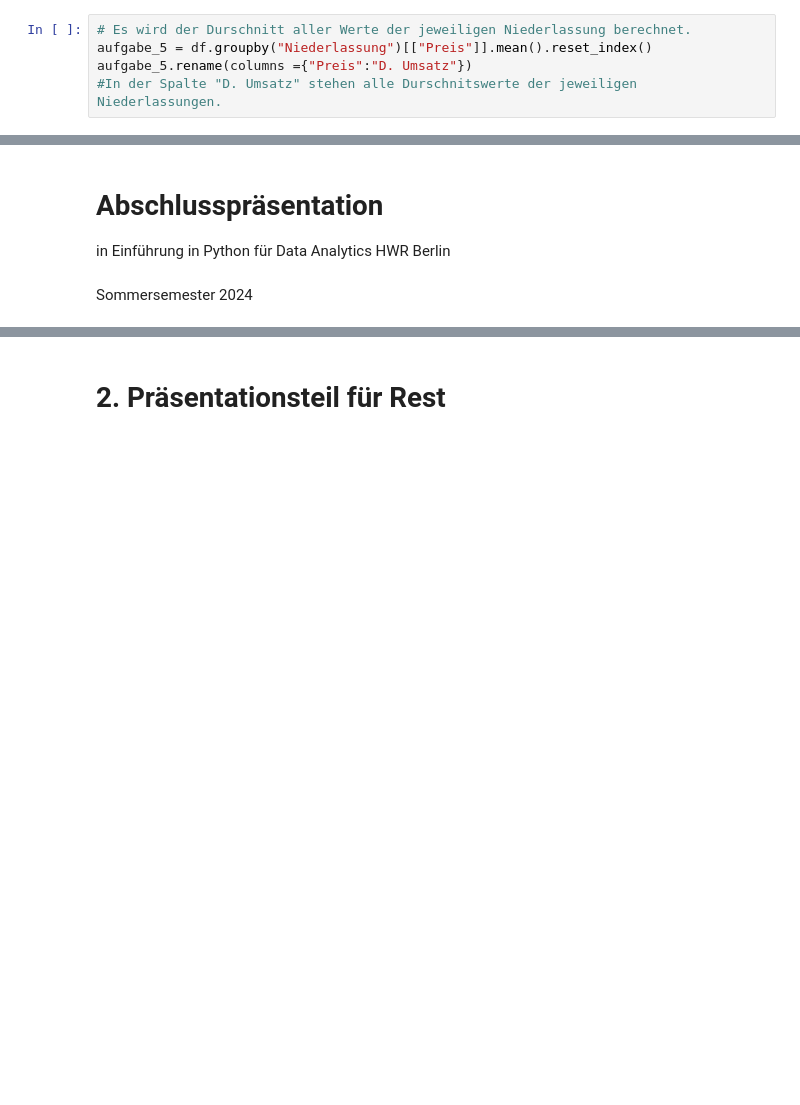
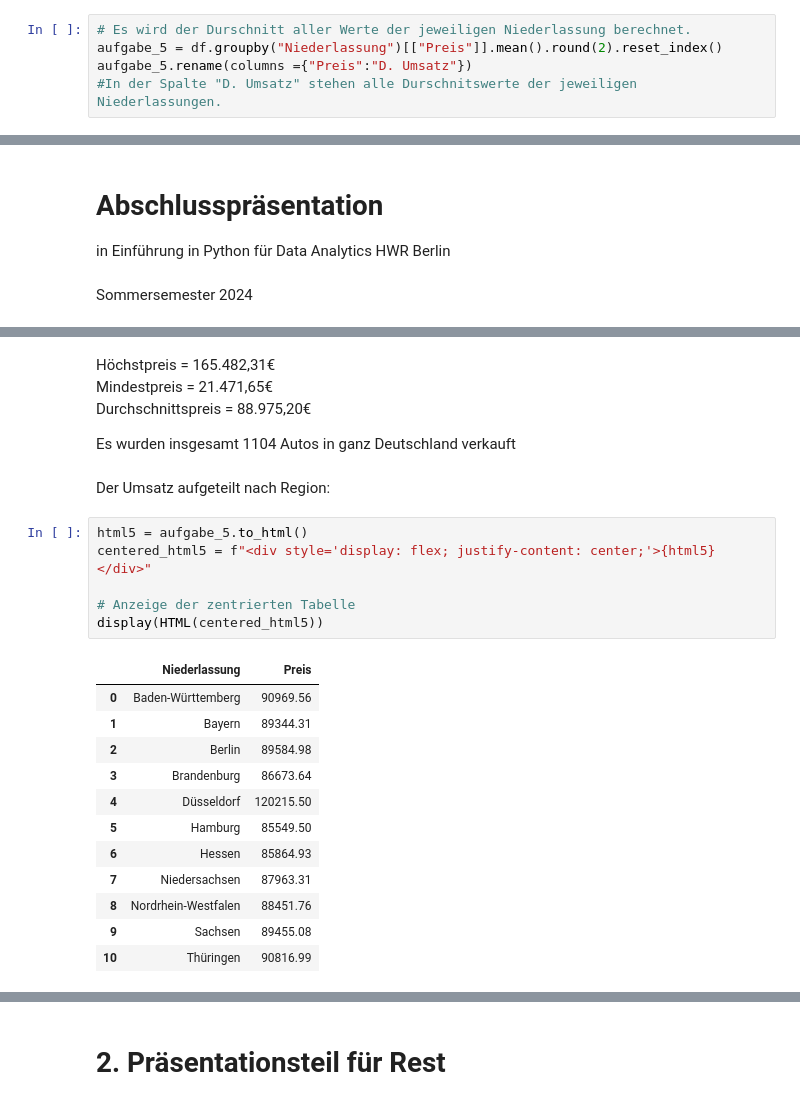
Before and after one commit to Rasger12/final_projectSS24_Group1, a Jupyter notebook: presentation.ipynb, the cells around one changed output, grey strips where cells are left out. Cells and saved outputs as stored; diff of their text form; blank space fills up the shorter version.

Commit message:
Bis Aufgabe 13 der Präsentationsdatei bearbeitet

```diff
--- a/presentation.ipynb
+++ b/presentation.ipynb
@@ -128,7 +125,7 @@ aufgabe_4.Preis.sum()
 #Aufgabe 5 - Wie hoch war der durchschnittliche Umsatz pro Bundesland
 # %%
 # Es wird der Durschnitt aller Werte der jeweiligen Niederlassung berechnet.
-aufgabe_5 = df.groupby("Niederlassung")[["Preis"]].mean().reset_index()
+aufgabe_5 = df.groupby("Niederlassung")[["Preis"]].mean().round(2).reset_index()
 aufgabe_5.rename(columns ={"Preis":"D. Umsatz"})
 #In der Spalte "D. Umsatz" stehen alle Durschnitswerte der jeweiligen Niederlassungen.
 # %% [output]
@@ -567,0 +561,27 @@ vlt ist die Aufgabe 20 auch relevant für die GF
+# %% [markdown]
+Höchstpreis = 165.482,31€ <br>
+Mindestpreis = 21.471,65€ <br>
+Durchschnittspreis = 88.975,20€
+
+Es wurden insgesamt 1104 Autos in ganz Deutschland verkauft
+# %% [markdown]
+Der Umsatz aufgeteilt nach Region:
+# %%
+html5 = aufgabe_5.to_html()
+centered_html5 = f"<div style='display: flex; justify-content: center;'>{html5}</div>"
+
+# Anzeige der zentrierten Tabelle
+display(HTML(centered_html5))
+# %% [output]
+|  | Niederlassung | Preis |
+| 0 | Baden-Württemberg | 90969.56 |
+| 1 | Bayern | 89344.31 |
+| 2 | Berlin | 89584.98 |
+| 3 | Brandenburg | 86673.64 |
+| 4 | Düsseldorf | 120215.50 |
+| 5 | Hamburg | 85549.50 |
+| 6 | Hessen | 85864.93 |
+| 7 | Niedersachsen | 87963.31 |
+| 8 | Nordrhein-Westfalen | 88451.76 |
+| 9 | Sachsen | 89455.08 |
+| 10 | Thüringen | 90816.99 |
```
Also changed, not shown: parts of 109 cells of this notebook, 1 other file.
